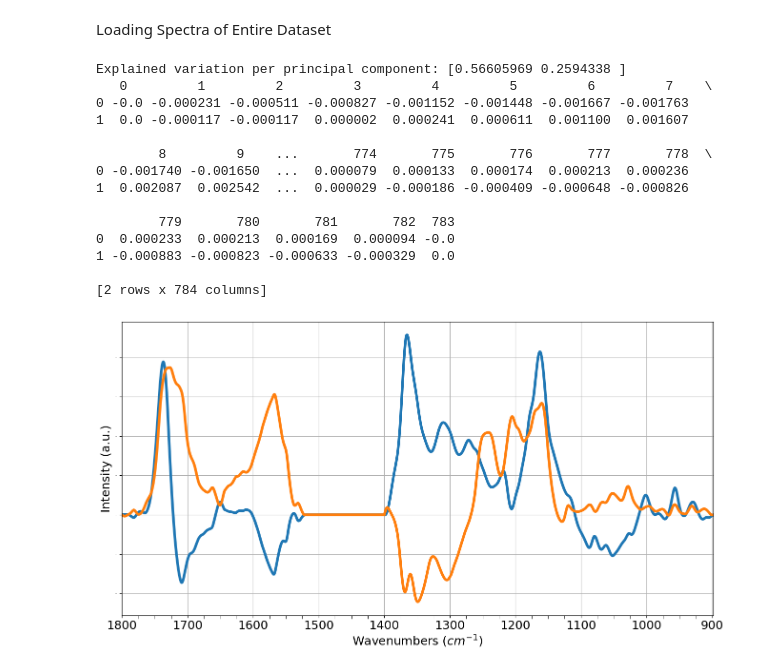
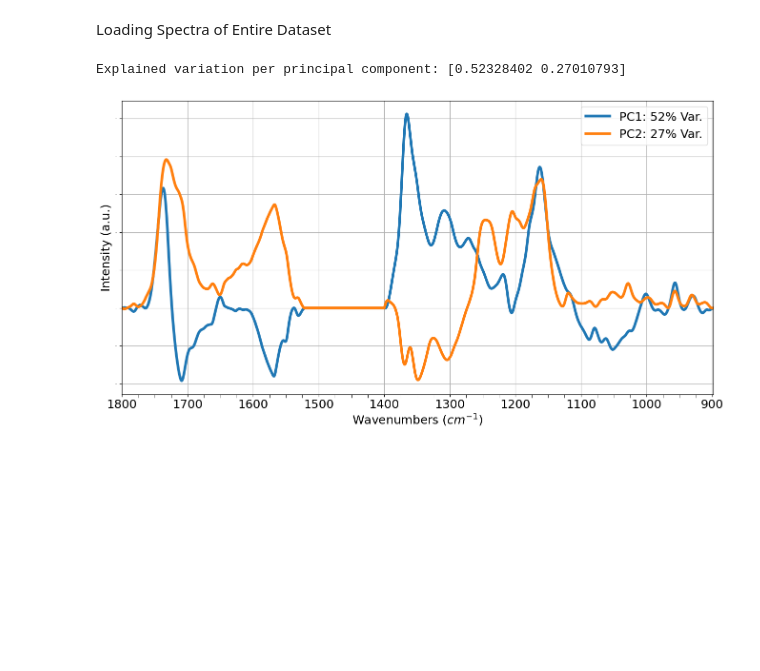
Before and after one commit to Zachery-Evans/DBSCAN_Feature_Extraction, a Jupyter notebook: PCA.ipynb, the cells around one changed output. Saved outputs shown, nothing was run; the diff lists cells and outputs as text; code cells hidden in the pictures; blank space fills up the shorter version.

```diff
--- a/PCA.ipynb
+++ b/PCA.ipynb
@@ -50,15 +50,20 @@ if not os.path.exists("C:/Users/Zach/Documents/GitHub/Feature Extraction/KMeans_
         trainingFiles = [file for file in allFiles if file.endswith('.csv') and 'SMP65#010' in file and 'full width' not in file and 'hotspot' not in file]
 
         trainingFiles = sorted(trainingFiles, key=lambda x: int(search(r'(?<= )(.+?)(?=d)', x).group()))
+        """
+        trainingFiles =['SMP65#010 0d 820um.csv', 'SMP65#010 7d 820um.csv', 'SMP65#010 14d 820um.csv', 'SMP65#010 28d 820um.csv',
+                        'SMP65#010 42d 810um.csv', 'SMP65#010 56d 820um.csv', 'SMP65#010 70d 820um.csv', 'SMP65#010 100d 820um.csv']
+        """
 
         print(trainingFiles)
+
         # Read all of the data and place the dataframes into a list
         trainingDataframeList = [pd.read_csv(filepath+file, low_memory=True, skiprows=[1,2]) for file in trainingFiles]
 
         masked_trainingDataframeList = []
 
         for df in trainingDataframeList:
-                _, _, mask_selected, modePosition, areaPE = distribution_Selection(df, '1981.7 - 2095.8', 3)
+                _, _, mask_selected, modePosition, areaPE = distribution_Selection(df, '1981.7 - 2095.8', 8)
                 df[mask_selected] = df[mask_selected].ffill()
                 masked_trainingDataframeList.append(df[mask_selected])
         trainingDataframeList = None # Clear memory
@@ -328,14 +387,14 @@ for key in keys:
 # %% [markdown]
 Plotting the spectra of each Cluster as a Function of Time
 # %%
-fig, ax = plt.subplots(figsize=(12, 8))
+fig, ax = plt.subplots(figsize=(16, 8))
 
 cmap = plt.get_cmap('viridis')
 colors = cmap(np.linspace(0, 0.8, len(cluster1_spectra)))
 
 ax.set_ylabel('Absorbance', fontsize=18)
 ax.set_xlabel(r'Wavenumbers ($cm^{-1}$)', fontsize=18)
-ax.set_title("Cluster 1 Spectra", fontsize=18)
+#ax.set_title("Cluster 1 Spectra", fontsize=18)
 
 for i in range(len(cluster1_spectra)):
         ax.plot(frequencies, cluster1_spectra[i], color=colors[i], linewidth=4)
@@ -346,21 +405,21 @@ ax.xaxis.set_major_locator(ticker.MultipleLocator(100))
 ax.xaxis.set_minor_locator(ticker.MultipleLocator(50))
 ax.legend(labels=[key[:-5] for key in keys],
         fontsize=18, loc='upper right',
-        bbox_to_anchor=(0.7, 0.5, 0.5, 0.5))
+        bbox_to_anchor=(0.65, 0.5, 0.5, 0.5))
 ax.tick_params(axis='y', labelsize=0)
 
 ax.set_xlim(frequencies[-1], frequencies[0])
 ax.grid(True)
+plt.savefig('hotspot_spectra.png', bbox_inches='tight')
 
-
-fig, ax = plt.subplots(figsize=(12, 8))
+fig, ax = plt.subplots(figsize=(16, 8))
 
 cmap = plt.get_cmap('viridis')
 colors = cmap(np.linspace(0, 0.8, len(cluster2_spectra)))
 
 ax.set_ylabel('Absorbance', fontsize=18)
 ax.set_xlabel(r'Wavenumbers ($cm^{-1}$)', fontsize=18)
-ax.set_title("Cluster 2 Spectra", fontsize=18)
+#ax.set_title("Cluster 2 Spectra", fontsize=18)
 
 for i in range(len(cluster2_spectra)):
         ax.plot(frequencies, cluster2_spectra[i], color=colors[i], linewidth=4)
@@ -371,9 +430,10 @@ ax.xaxis.set_major_locator(ticker.MultipleLocator(100))
 ax.xaxis.set_minor_locator(ticker.MultipleLocator(50))
 ax.legend(labels=[key[:-5] for key in keys],
         fontsize=18, loc='upper right',
-        bbox_to_anchor=(0.7, 0.5, 0.5, 0.5))
+        bbox_to_anchor=(0.65, 0.5, 0.5, 0.5))
 ax.tick_params(axis='y', labelsize=0)
 
 ax.set_xlim(frequencies[-1], frequencies[0])
 ax.grid(True)
+plt.savefig('bulk_spectra.png', bbox_inches='tight')
 # %% [output]
@@ -597,56 +666,42 @@ Explained variation per principal component: [0.46746958 0.12710663 0.07630653 0
 # %% [markdown]
 Loading Spectra of Entire Dataset
 # %%
-PC_inputData = pd.read_csv("training_data.csv", skiprows=[1,2])
-
-_, _, mask_selected, modePosition, areaPE = distribution_Selection(PC_inputData, '1981.7 - 2095.8', 2)
-PC_inputData = PC_inputData[mask_selected].copy()
-
-numlike = compile(r"^-?\d+(\.\d+)?$")
-
+filepath = "C:/Users/Zach/Documents/GitHub/Feature Extraction/KMeans_Feature_Extraction/training_data.csv"
+training_df = pd.read_csv(filepath, low_memory=True)
 wavenumbers = np.array([c for c in training_df.columns if numlike.match(str(c).strip())])
-
-PC_inputData = PC_inputData[wavenumbers].values
+PC_inputData = training_df[wavenumbers].values
 
 PCs = 2
 
 PCA_output = IR_PCA(PC_inputData, PCs, normalize=False)
 
 PC_df = PCA_output[0]
 loadings_df = PCA_output[1]
-print(loadings_df)
+PC_df['Sample Name'] = training_df['Sample Name']
+
 fig, ax = plt.subplots(figsize=(16, 8))
 
 cmap = plt.get_cmap('viridis')
 colors = cmap(np.linspace(0, 0.8, len(cluster2_spectra)))
 for i in range(len(loadings_df)):
     ax.plot(frequencies, loadings_df.iloc[i], linewidth=4)
 
 ax.set_ylabel('Intensity (a.u.)', fontsize=18)
 ax.set_xlabel(r'Wavenumbers ($cm^{-1}$)', fontsize=18)
 ax.tick_params(which='major', axis='x', labelsize=18)
 ax.tick_params(which='minor', axis='x', length=5)
 
 ax.xaxis.set_major_locator(ticker.MultipleLocator(100))
 ax.xaxis.set_minor_locator(ticker.MultipleLocator(25))
 
+ax.legend(labels=['PC1: 52% Var.', 'PC2: 27% Var.'],
+        fontsize=18, loc='upper right',
+        bbox_to_anchor=(0.5, 0.5, 0.5, 0.5))
+
 ax.tick_params(axis='y', labelsize=0)
 
 ax.set_xlim(frequencies[-1], frequencies[0])
 ax.grid(True)
 # %% [output]
-Explained variation per principal component: [0.56605969 0.2594338 ]
-   0         1         2         3         4         5         6         7    \
-0 -0.0 -0.000231 -0.000511 -0.000827 -0.001152 -0.001448 -0.001667 -0.001763
-1  0.0 -0.000117 -0.000117  0.000002  0.000241  0.000611  0.001100  0.001607
-
-        8         9    ...       774       775       776       777       778  \
-0 -0.001740 -0.001650  ...  0.000079  0.000133  0.000174  0.000213  0.000236
-1  0.002087  0.002542  ...  0.000029 -0.000186 -0.000409 -0.000648 -0.000826
-
-        779       780       781       782  783
-0  0.000233  0.000213  0.000169  0.000094 -0.0
-1 -0.000883 -0.000823 -0.000633 -0.000329  0.0
-
-[2 rows x 784 columns]
+Explained variation per principal component: [0.52328402 0.27010793]
-[figure, old version]
+[figure, new version]
```
Also changed, not shown: parts of 6 cells of this notebook, 8 other files.
